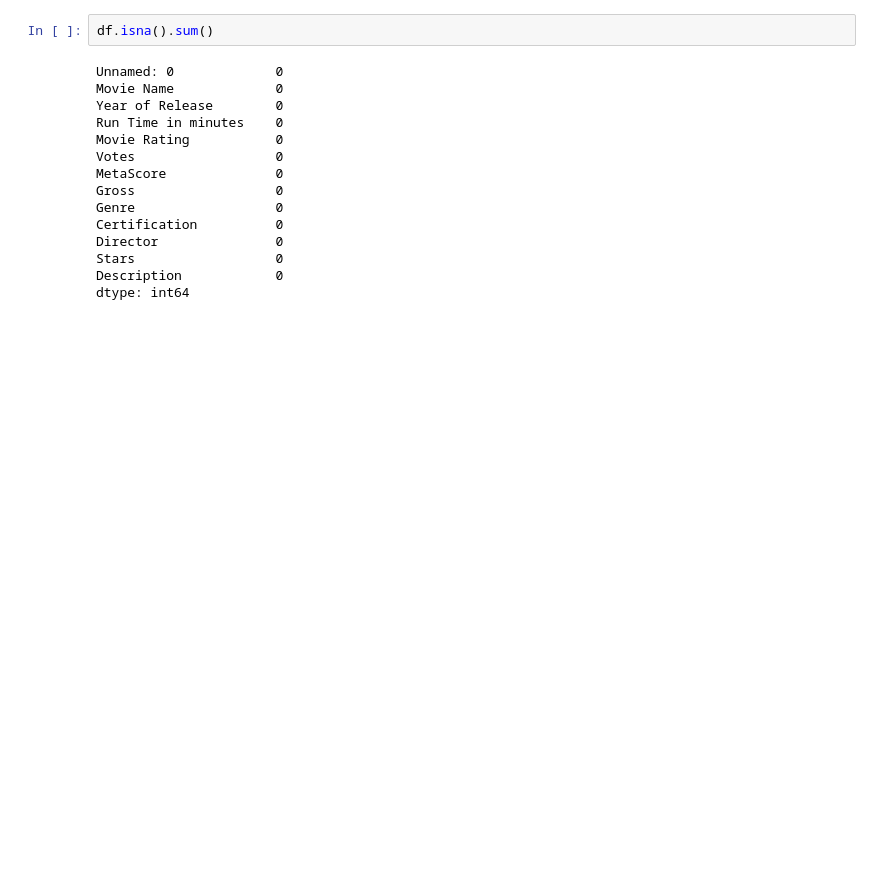
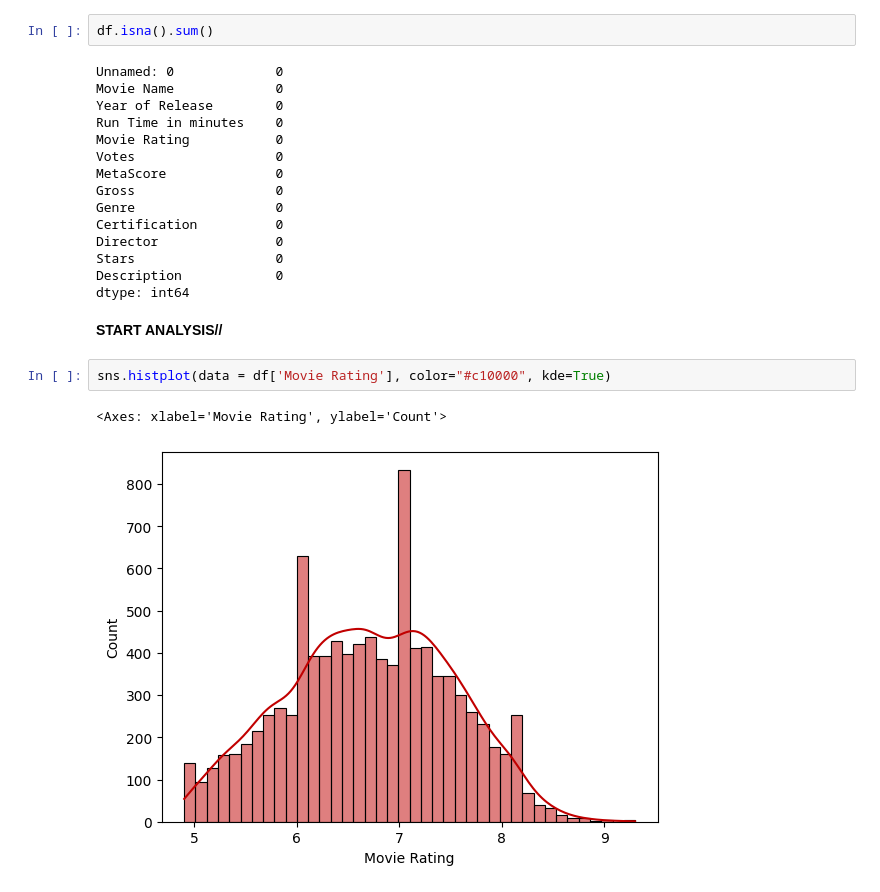
Before and after one commit to trizyx/IMDB-Data-analysis, a Jupyter notebook: Untitled3.ipynb, the cells around one changed output. Cells and saved outputs as stored; diff of their text form; blank space fills up the shorter version.

```diff
--- a/Untitled3.ipynb
+++ b/Untitled3.ipynb
@@ -80,3 +85,10 @@ Director               0
 Stars                  0
 Description            0
 dtype: int64
+# %% [markdown]
+**START ANALYSIS//**
+# %%
+sns.histplot(data = df['Movie Rating'], color="#c10000", kde=True)
+# %% [output]
+<Axes: xlabel='Movie Rating', ylabel='Count'>
+[figure, added]
```
Also changed, not shown: parts of 1 cell of this notebook.
